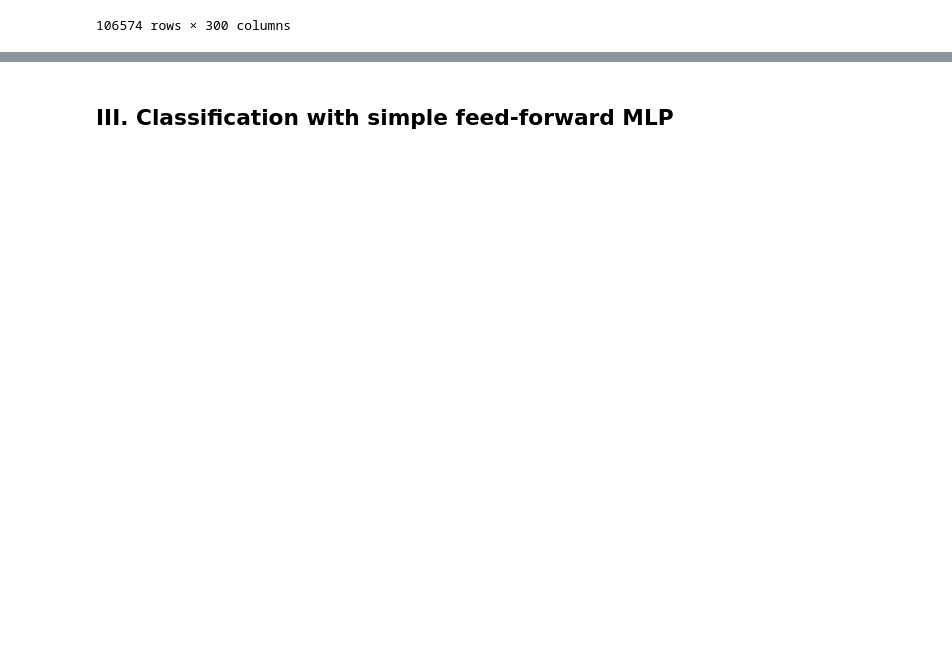
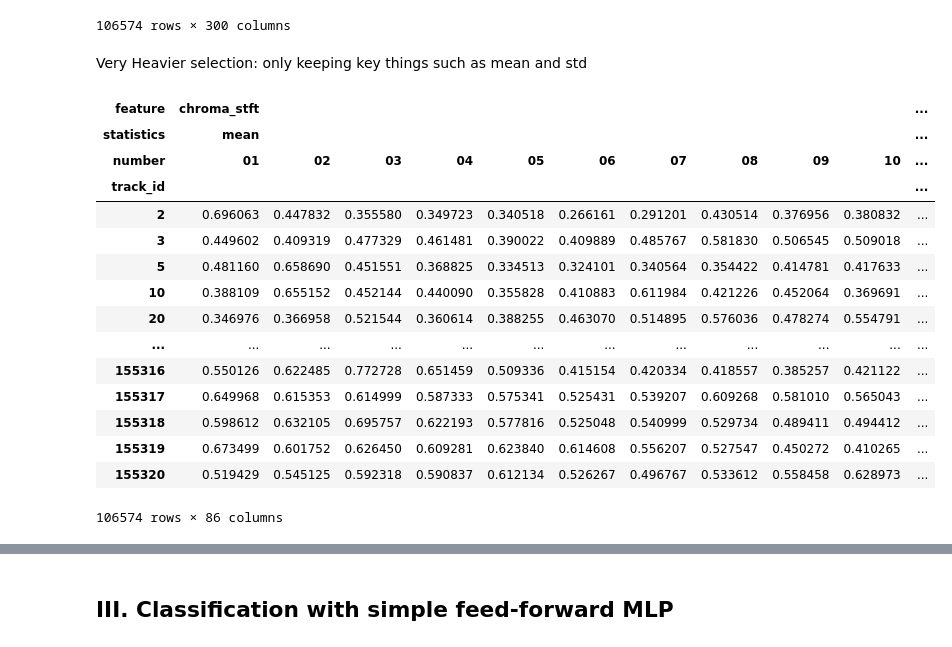
Before and after one commit to refouch/applied-statistical-learning, a Jupyter notebook: neural_net.ipynb, the cells around one changed output, grey strips where cells are left out. Drawn from its saved outputs; the diff is of its cells as text; code cells hidden in the pictures; blank space fills up the shorter version.

```diff
--- a/neural_net.ipynb
+++ b/neural_net.ipynb
@@ -182,6 +191,33 @@ features
 | 155319 | -0.984837 | -0.198621 | -0.923624 | -0.825457 | -1.035743 | -0.919991 | -0.655853 | -0.887433 | -0.398968 | -0.233844 | ... |
 | 155320 | -0.787214 | -0.792066 | -1.052318 | -0.930889 | -1.111142 | -0.961365 | -0.890171 | -0.987430 | -0.638198 | -1.095618 | ... |
 106574 rows × 300 columns
+# %% [markdown]
+Very Heavier selection: only keeping key things such as mean and std
+# %%
+features.drop(columns=['chroma_cqt','chroma_cens','tonnetz','zcr'],inplace=True)
+mask = ~features.columns.get_level_values('statistics').isin(
+    ['median', 'kurtosis', 'max', 'min', 'skew']
+)
+features = features.loc[:, mask]
+
+features
+# %% [output]
+| feature | chroma_stft |  |  |  |  |  |  |  |  |  | ... |
+| statistics | mean |  |  |  |  |  |  |  |  |  | ... |
+| number | 01 | 02 | 03 | 04 | 05 | 06 | 07 | 08 | 09 | 10 | ... |
+| track_id |  |  |  |  |  |  |  |  |  |  | ... |
+| 2 | 0.696063 | 0.447832 | 0.355580 | 0.349723 | 0.340518 | 0.266161 | 0.291201 | 0.430514 | 0.376956 | 0.380832 | ... |
+| 3 | 0.449602 | 0.409319 | 0.477329 | 0.461481 | 0.390022 | 0.409889 | 0.485767 | 0.581830 | 0.506545 | 0.509018 | ... |
+| 5 | 0.481160 | 0.658690 | 0.451551 | 0.368825 | 0.334513 | 0.324101 | 0.340564 | 0.354422 | 0.414781 | 0.417633 | ... |
+| 10 | 0.388109 | 0.655152 | 0.452144 | 0.440090 | 0.355828 | 0.410883 | 0.611984 | 0.421226 | 0.452064 | 0.369691 | ... |
+| 20 | 0.346976 | 0.366958 | 0.521544 | 0.360614 | 0.388255 | 0.463070 | 0.514895 | 0.576036 | 0.478274 | 0.554791 | ... |
+| ... | ... | ... | ... | ... | ... | ... | ... | ... | ... | ... | ... |
+| 155316 | 0.550126 | 0.622485 | 0.772728 | 0.651459 | 0.509336 | 0.415154 | 0.420334 | 0.418557 | 0.385257 | 0.421122 | ... |
+| 155317 | 0.649968 | 0.615353 | 0.614999 | 0.587333 | 0.575341 | 0.525431 | 0.539207 | 0.609268 | 0.581010 | 0.565043 | ... |
+| 155318 | 0.598612 | 0.632105 | 0.695757 | 0.622193 | 0.577816 | 0.525048 | 0.540999 | 0.529734 | 0.489411 | 0.494412 | ... |
+| 155319 | 0.673499 | 0.601752 | 0.626450 | 0.609281 | 0.623840 | 0.614608 | 0.556207 | 0.527547 | 0.450272 | 0.410265 | ... |
+| 155320 | 0.519429 | 0.545125 | 0.592318 | 0.590837 | 0.612134 | 0.526267 | 0.496767 | 0.533612 | 0.558458 | 0.628973 | ... |
+106574 rows × 86 columns
 # %%
 df_flat = features.copy()
 df_flat.columns = ['_'.join(col).strip() for col in df_flat.columns.values]
```
Also changed, not shown: parts of 7 cells of this notebook, 2 other files.
